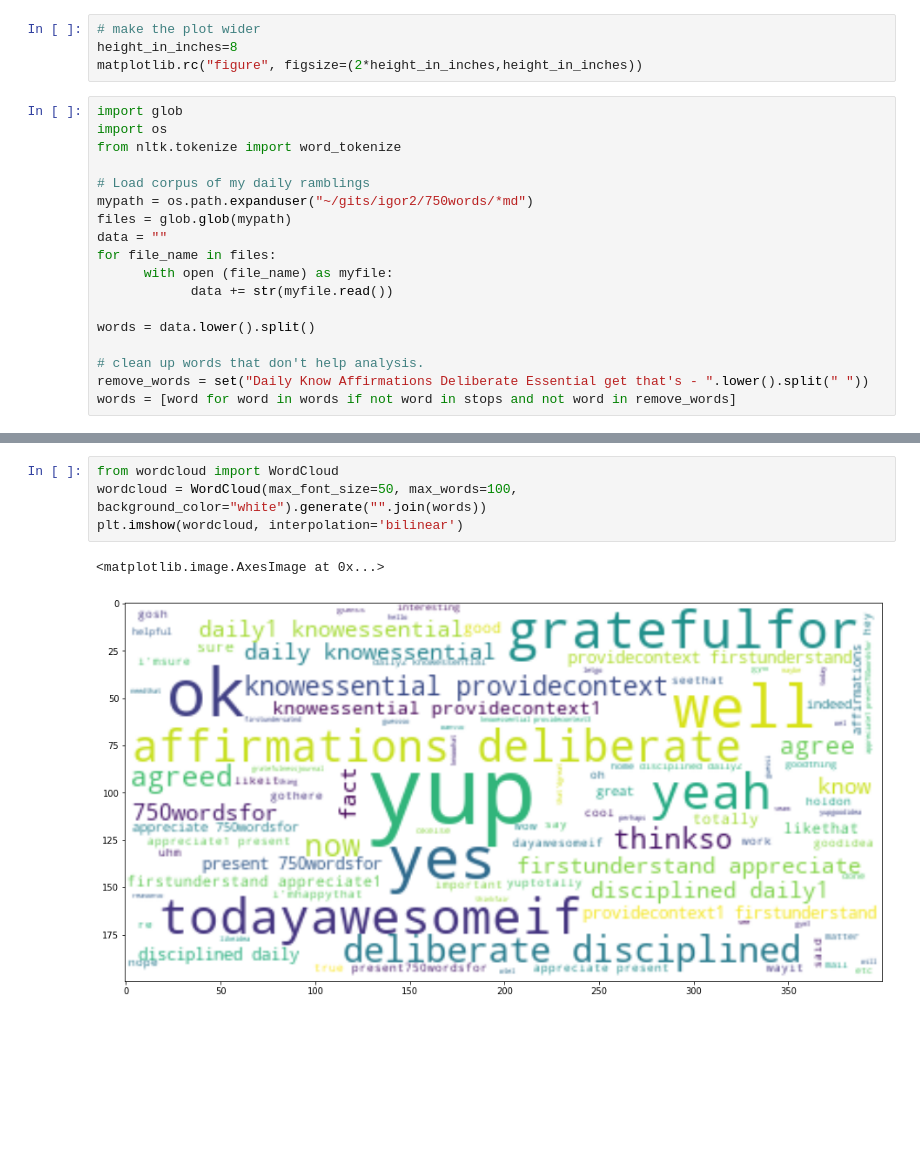
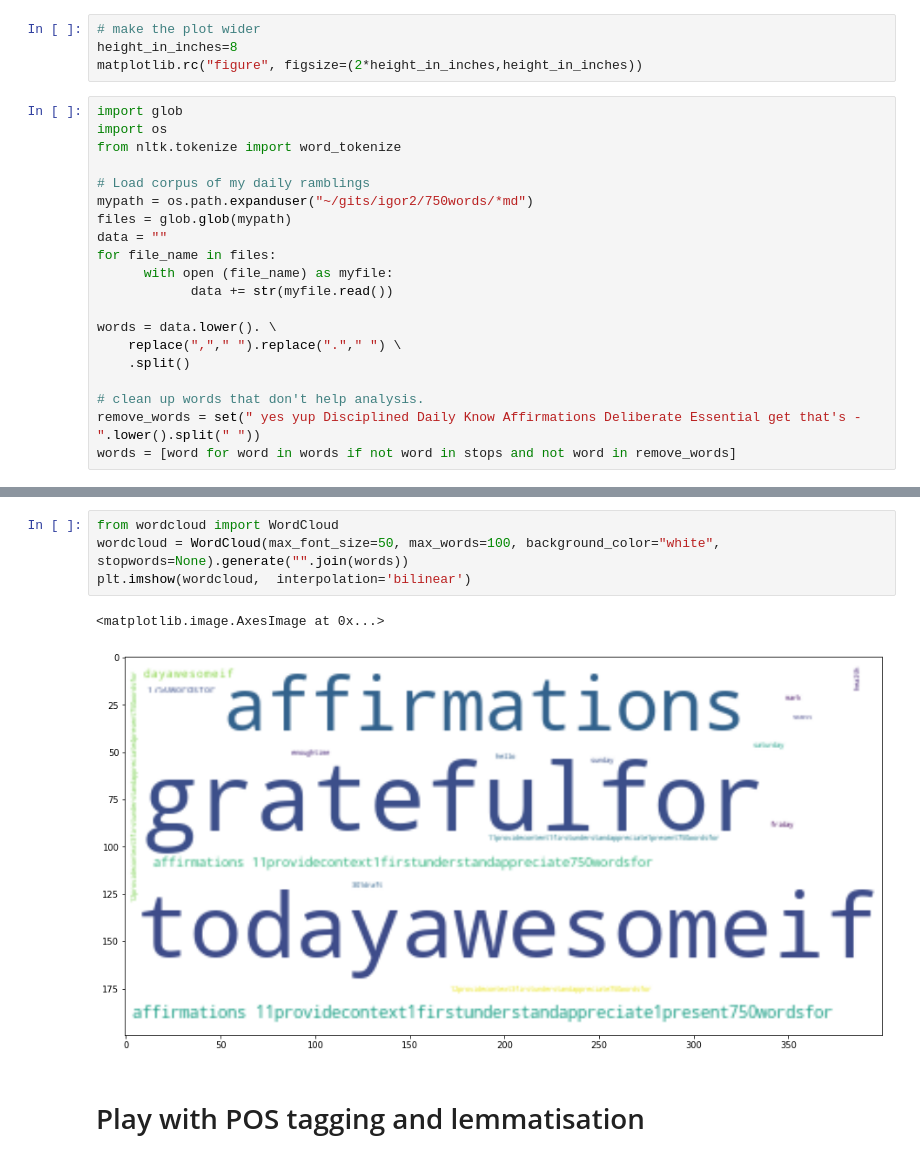
Before and after one commit to idvorkin/jupyter, a Jupyter notebook: PlayNLP.ipynb, the cells around one changed output, grey strips where cells are left out. Saved outputs shown, nothing was run; the diff lists cells and outputs as text; blank space fills up the shorter version.

```diff
--- a/PlayNLP.ipynb
+++ b/PlayNLP.ipynb
@@ -34,10 +35,12 @@ for file_name in files:
       with open (file_name) as myfile:
             data += str(myfile.read())
 
-words = data.lower().split()
+words = data.lower(). \
+    replace(","," ").replace("."," ") \
+    .split()
 
 # clean up words that don't help analysis.
-remove_words = set("Daily Know Affirmations Deliberate Essential get that's - ".lower().split(" "))
+remove_words = set(" yes yup Disciplined Daily Know Affirmations Deliberate Essential get that's - ".lower().split(" "))
 words = [word for word in words if not word in stops and not word in remove_words]
 # %%
 fd = nltk.FreqDist(words)
@@ -73,7 +76,9 @@ pd["word"].value_counts(normalize=True).iloc[skip:skip+size] \
 # %%
 from wordcloud import WordCloud
-wordcloud = WordCloud(max_font_size=50, max_words=100, background_color="white").generate("".join(words))
-plt.imshow(wordcloud, interpolation='bilinear')
+wordcloud = WordCloud(max_font_size=50, max_words=100, background_color="white", stopwords=None).generate("".join(words))
+plt.imshow(wordcloud,  interpolation='bilinear')
 # %% [output]
 <matplotlib.image.AxesImage at 0x...>
-[figure, old version]
+[figure, new version]
+# %% [markdown]
+# Play with POS tagging and lemmatisation
```
Also changed, not shown: parts of 8 cells of this notebook, 1 other file.
